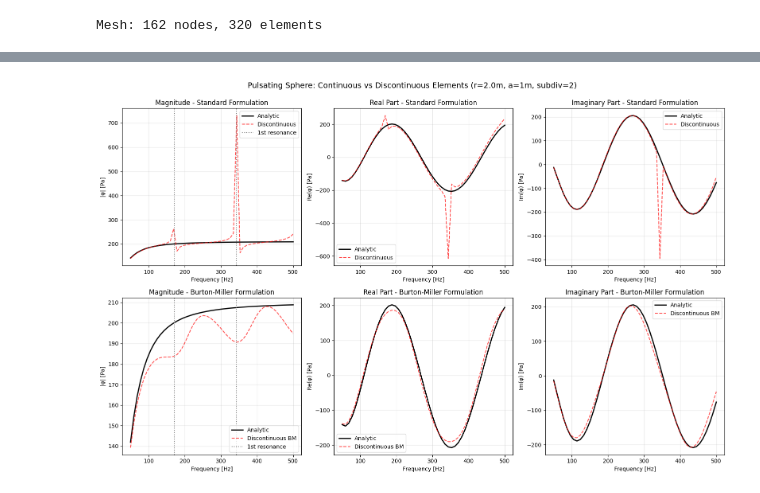
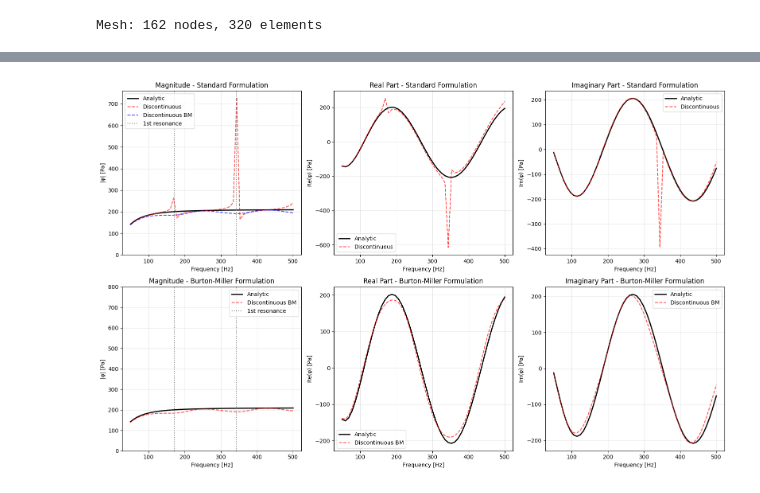
Before and after one commit to kristofcufar/Acoustic_BEM, a Jupyter notebook: Demo_monompole_C_vs_DC.ipynb, the cells around one changed output, grey strips where cells are left out. Cells and saved outputs as stored; diff of their text form; code cells hidden in the pictures.

```diff
--- a/Demo_monompole_C_vs_DC.ipynb
+++ b/Demo_monompole_C_vs_DC.ipynb
@@ -103,12 +103,7 @@ Mesh: 162 nodes, 320 elements
 # Field evaluation point
 # field_distance = 2.0
 
-field_pts = np.array([[0, 0, 2.0],
-                      [0, 0, 2.5],
-                      [0, 0, 3.0],
-                      [0, 2.0, 0],
-                      [0, 2.5, 0],
-                      [0, 3.0, 0]])
+field_pts = np.array([[0, 0, 2.0]])
 
 # Frequency sweep
 freq_min, freq_max, n_freq = 50, 500, 50
@@ -272,7 +251,7 @@ Frequency sweep complete!
 # %%
 p_analytic = np.array(results['analytic'])
-p_disc_int = np.array(results['discontinuous_interior']) * -1
-p_disc_int_bm = np.array(results['discontinuous_interior_bm']) * -1
+p_disc_int = np.array(results['discontinuous_std']) * -1
+p_disc_int_bm = np.array(results['discontinuous_bm']) * -1
 
 # Compute wavenumbers for plotting
 k_vec = 2 * np.pi * frequencies / c0
@@ -283,6 +262,7 @@ fig = plt.figure(figsize=(16, 10))
 ax1 = fig.add_subplot(2, 3, 1)
 ax1.plot(frequencies, np.abs(p_analytic), 'k-', label='Analytic', linewidth=2)
 ax1.plot(frequencies, np.abs(p_disc_int), 'r--', label='Discontinuous', alpha=0.7)
+ax1.plot(frequencies, np.abs(p_disc_int_bm), 'b--', label='Discontinuous BM', alpha=0.7)
 ax1.axvline(x=np.pi * c0 / (2 * np.pi * radius), color='gray',
             linestyle=':', label='1st resonance')
 ax1.axvline(x=2*np.pi * c0 / (2 * np.pi * radius), color='gray', linestyle=':')
@@ -290,6 +270,7 @@ ax1.set_xlabel('Frequency [Hz]')
 ax1.set_ylabel('|φ| [Pa]')
 ax1.set_title('Magnitude - Standard Formulation')
 ax1.legend()
+ax1.set_ylim(bottom=0)
 ax1.grid(True, alpha=0.3)
 
 ax2 = fig.add_subplot(2, 3, 2)
@@ -317,34 +298,35 @@ ax4.plot(frequencies, np.abs(p_disc_int_bm), 'r--', label='Discontinuous BM', al
 ax4.axvline(x=np.pi * c0 / (2 * np.pi * radius), color='gray',
             linestyle=':', label='1st resonance')
 ax4.axvline(x=2*np.pi * c0 / (2 * np.pi * radius), color='gray', linestyle=':')
 ax4.set_xlabel('Frequency [Hz]')
 ax4.set_ylabel('|φ| [Pa]')
 ax4.set_title('Magnitude - Burton-Miller Formulation')
 ax4.legend()
+ax4.set_ylim(bottom=0, top = 800)
 ax4.grid(True, alpha=0.3)
 
 ax5 = fig.add_subplot(2, 3, 5)
 ax5.plot(frequencies, np.real(p_analytic), 'k-', label='Analytic', linewidth=2)
 ax5.plot(frequencies, np.real(p_disc_int_bm), 'r--', label='Discontinuous BM', alpha=0.7)
 ax5.set_xlabel('Frequency [Hz]')
 ax5.set_ylabel('Re(φ) [Pa]')
 ax5.set_title('Real Part - Burton-Miller Formulation')
 ax5.legend()
 ax5.grid(True, alpha=0.3)
 
 ax6 = fig.add_subplot(2, 3, 6)
 ax6.plot(frequencies, np.imag(p_analytic), 'k-', label='Analytic', linewidth=2)
 ax6.plot(frequencies, np.imag(p_disc_int_bm), 'r--', label='Discontinuous BM', alpha=0.7)
 ax6.set_xlabel('Frequency [Hz]')
 ax6.set_ylabel('Im(φ) [Pa]')
 ax6.set_title('Imaginary Part - Burton-Miller Formulation')
 ax6.legend()
 ax6.grid(True, alpha=0.3)
 
-plt.suptitle(f'Pulsating Sphere: Continuous vs Discontinuous Elements '
-             f'(r={field_distance}m, a={radius}m, subdiv={subdiv})',
-             fontsize=14, y=0.995)
+# plt.suptitle(f'Pulsating Sphere: Continuous vs Discontinuous Elements '
+#              f'(r={field_distance}m, a={radius}m, subdiv={subdiv})',
+#              fontsize=14, y=0.995)
 plt.tight_layout()
 plt.show()
 # %% [output]
-[figure, old version]
+[figure, new version]
```
Also changed, not shown: parts of 1 cell of this notebook.
